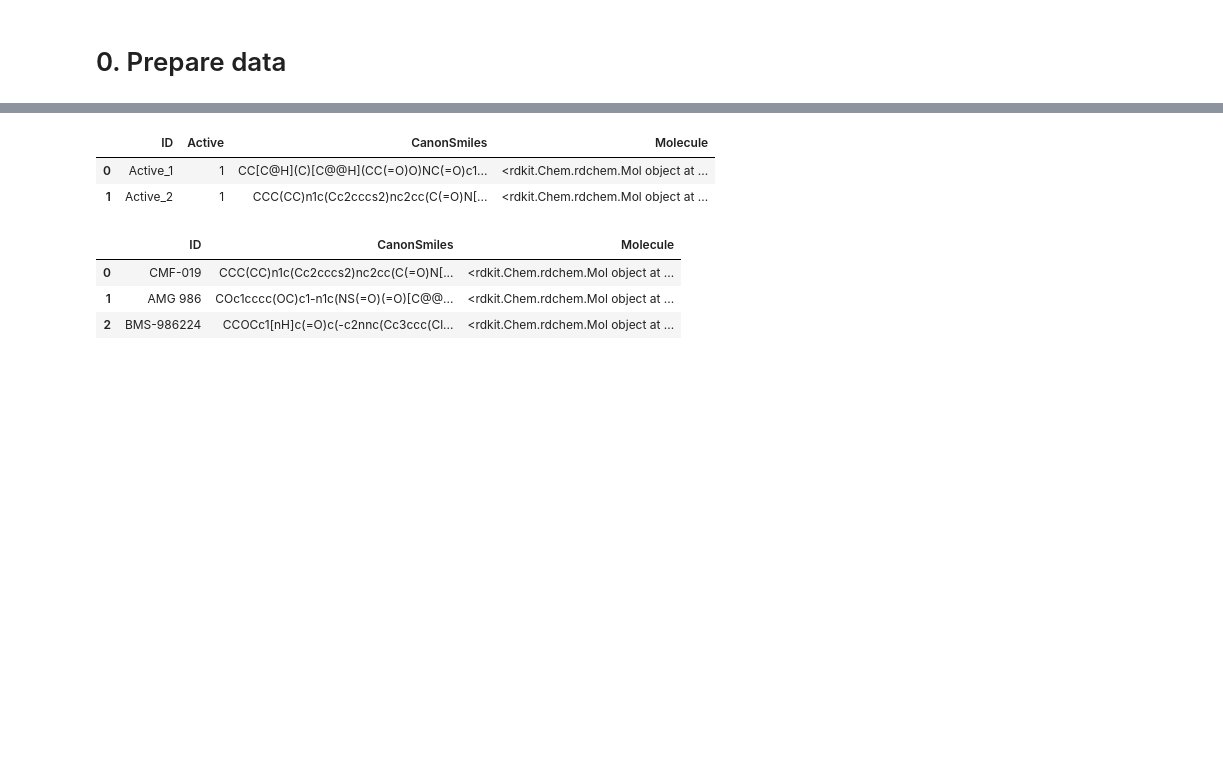
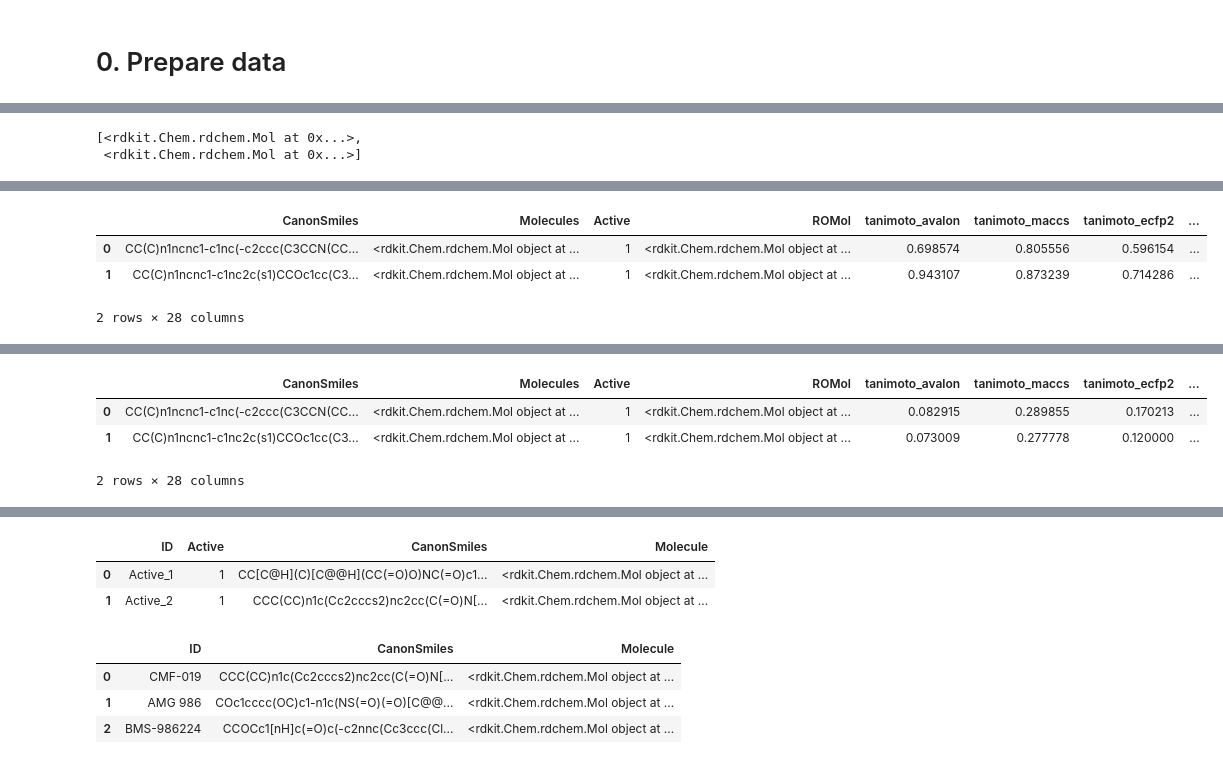
Before and after one commit to biiu315/Mol2DSimi, a Jupyter notebook: Mol2DSimi.ipynb, the cells around one changed output, grey strips where cells are left out. Saved outputs shown, nothing was run; the diff lists cells and outputs as text; code cells hidden in the pictures; blank space fills up the shorter version.

Commit message:
Simi Pro1 De1 7/11

```diff
--- a/Mol2DSimi.ipynb
+++ b/Mol2DSimi.ipynb
@@ -12,0 +92,9 @@ from validation import  similarity_validation
+# %%
+#Test reaction 79
+pro1_Canon = pro.apply(Chem.CanonSmiles)
+pro1_mol= pro1_Canon.apply(Chem.MolFromSmiles)
+lst_pro=[Chem.MolFromSmiles(Chem.CanonSmiles(i)) for i in pro]
+lst_pro
+# %% [output]
+[<rdkit.Chem.rdchem.Mol at 0x...>,
+ <rdkit.Chem.rdchem.Mol at 0x...>]
@@ -12,0 +109,6 @@ from validation import  similarity_validation
+# %%
+for i in lst_pro:
+    simi = similarity_calculate(data = data, query= i, smile_col="CanonSmiles", active_col='Active')
+    simi.fit()
+    # simi.plot()
+# %% [output]
@@ -12,0 +133,4 @@ from validation import  similarity_validation
+|  | CanonSmiles | Molecules | Active | ROMol | tanimoto_avalon | tanimoto_maccs | tanimoto_ecfp2 | ... |
+| 0 | CC(C)n1ncnc1-c1nc(-c2ccc(C3CCN(CC... | <rdkit.Chem.rdchem.Mol object at ... | 1 | <rdkit.Chem.rdchem.Mol object at ... | 0.698574 | 0.805556 | 0.596154 | ... |
+| 1 | CC(C)n1ncnc1-c1nc2c(s1)CCOc1cc(C3... | <rdkit.Chem.rdchem.Mol object at ... | 1 | <rdkit.Chem.rdchem.Mol object at ... | 0.943107 | 0.873239 | 0.714286 | ... |
+2 rows × 28 columns
@@ -12,0 +155,4 @@ from validation import  similarity_validation
+|  | CanonSmiles | Molecules | Active | ROMol | tanimoto_avalon | tanimoto_maccs | tanimoto_ecfp2 | ... |
+| 0 | CC(C)n1ncnc1-c1nc(-c2ccc(C3CCN(CC... | <rdkit.Chem.rdchem.Mol object at ... | 1 | <rdkit.Chem.rdchem.Mol object at ... | 0.082915 | 0.289855 | 0.170213 | ... |
+| 1 | CC(C)n1ncnc1-c1nc2c(s1)CCOc1cc(C3... | <rdkit.Chem.rdchem.Mol object at ... | 1 | <rdkit.Chem.rdchem.Mol object at ... | 0.073009 | 0.277778 | 0.120000 | ... |
+2 rows × 28 columns
```
Also changed, not shown: parts of 21 cells of this notebook, 17 other files.
